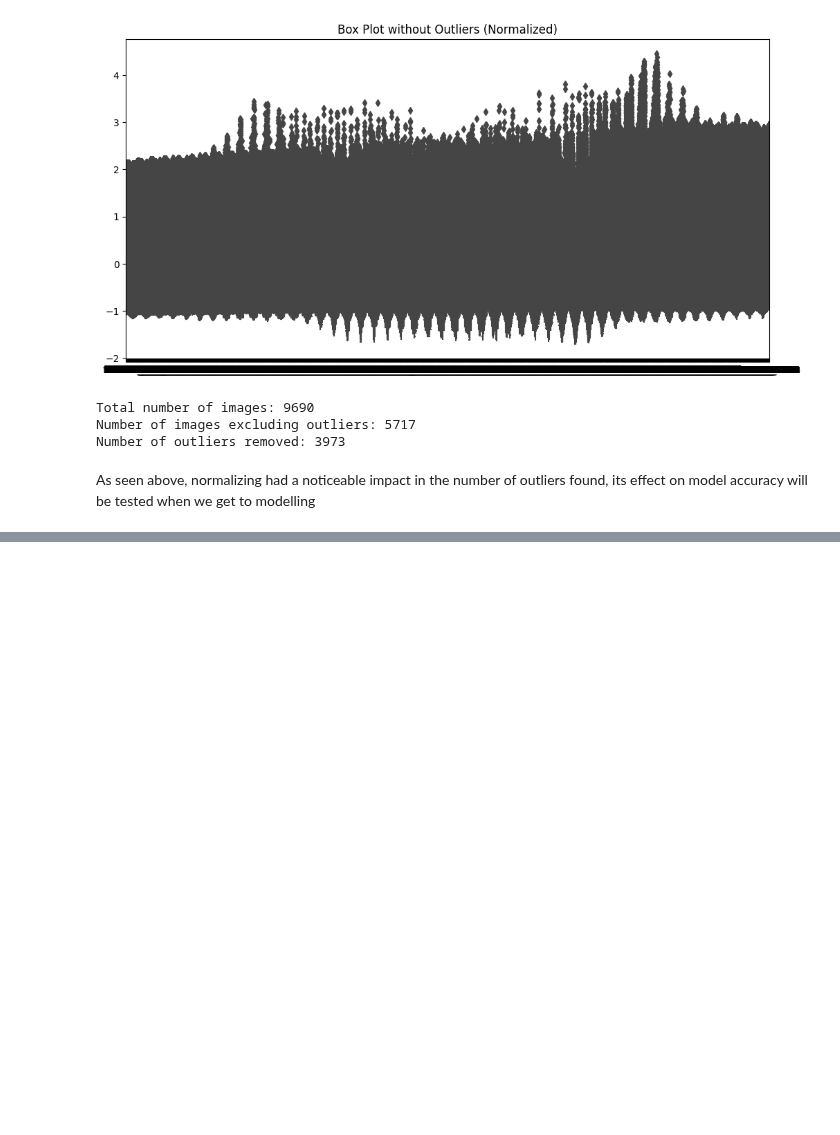
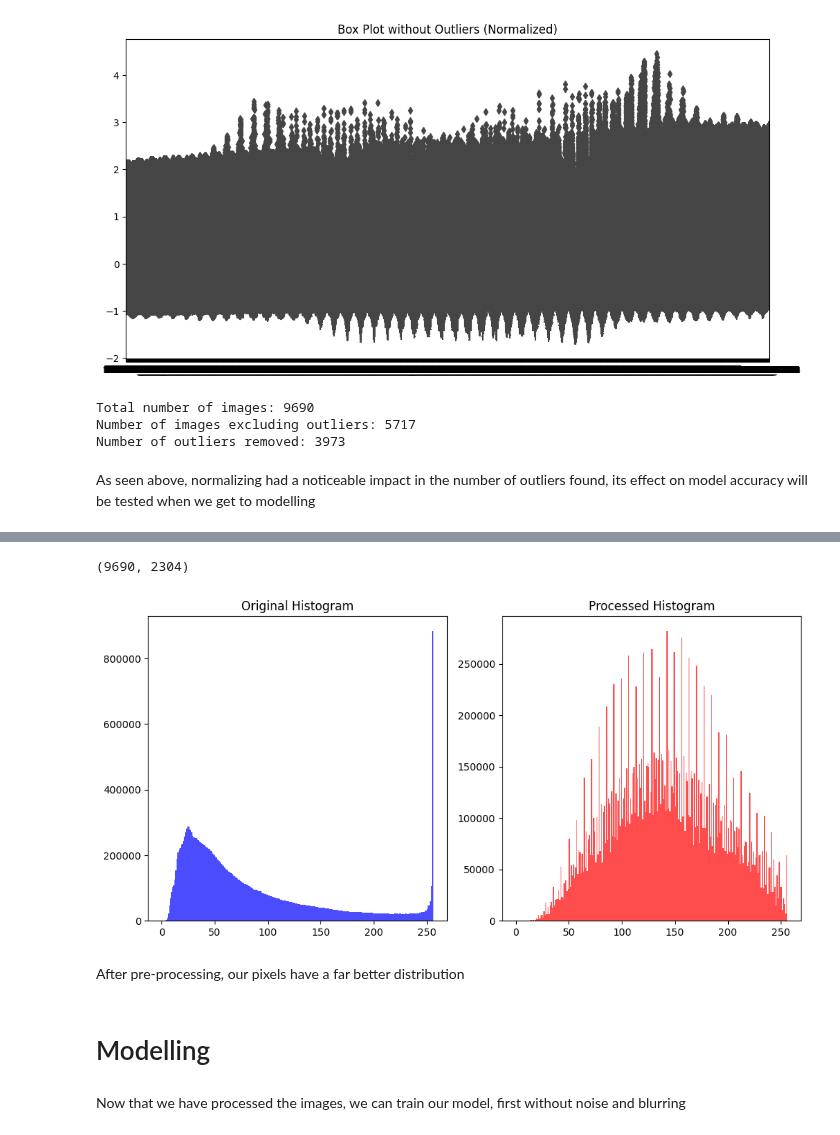
Before and after one commit to Suhail270/DMML, a Jupyter notebook: Coursework/Part 1/part1.ipynb, the cells around one changed output, grey strips where cells are left out. Drawn from its saved outputs; the diff is of its cells as text; code cells hidden in the pictures; blank space fills up the shorter version.

```diff
--- a/Coursework/Part 1/part1.ipynb
+++ b/Coursework/Part 1/part1.ipynb
@@ -221,0 +393,42 @@ y_train_filtered_outlier_norm.drop('Unnamed: 0',axis=1, inplace=True)
+# %%
+# pre-processing images with the functions above
+processed_images = []
+
+for i, idx in enumerate(x_copy.index):
+    original_image = x_copy.iloc[idx].values.reshape(48, 48)
+    brightened_image = brighten(x_copy.iloc[idx].values).reshape(48, 48)
+    gamma_image = apply_gamma_correction(brightened_image)
+    noisy_image = add_noise(gamma_image)
+    gaussian_image = apply_gaussian_blur(noisy_image)
+    equalized_image = apply_clahe(gaussian_image)
+
+    processed_images.append(equalized_image.flatten())
+
+processed_df = pd.DataFrame(processed_images)
+processed_df.shape
+# %% [output]
+(9690, 2304)
+# %%
+image_data = np.array(data, dtype=np.uint8)
+processed_data = np.array(processed_df.iloc[1:9593], dtype=np.uint8)
+
+
+plt.figure(figsize=(10, 5))
+plt.subplot(121)
+plt.hist(image_data.ravel(), bins=256, range=(0, 256), color='b', alpha=0.7)
+plt.title('Original Histogram')
+
+plt.subplot(122)
+plt.hist(processed_data.ravel(), bins=256, range=(0, 256), color='r', alpha=0.7)
+plt.title('Processed Histogram')
+
+plt.tight_layout()
+plt.show()
+# %% [output]
+[figure, added]
+# %% [markdown]
+After pre-processing, our pixels have a far better distribution
+# %% [markdown]
+# Modelling
+# %% [markdown]
+Now that we have processed the images, we can train our model, first without noise and blurring
```
Also changed, not shown: parts of 61 cells of this notebook.
